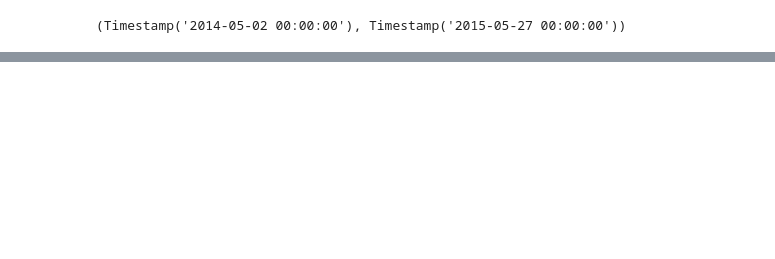
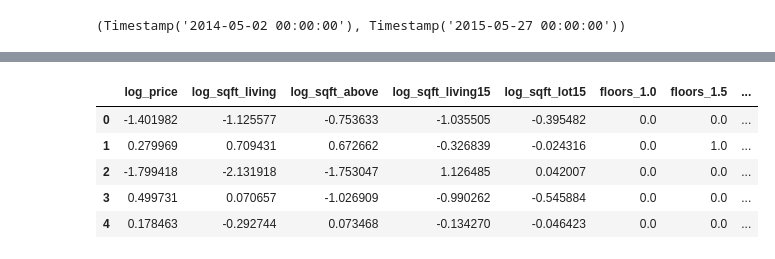
Before and after one commit to JCherryA050/real_estate_analysis, a Jupyter notebook: working_notebooks/ajc_working_nb.ipynb, the cells around one changed output, grey strips where cells are left out. Saved outputs shown, nothing was run; the diff lists cells and outputs as text; code cells hidden in the pictures; blank space fills up the shorter version.

```diff
--- a/working_notebooks/ajc_working_nb.ipynb
+++ b/working_notebooks/ajc_working_nb.ipynb
@@ -62,0 +194,2 @@ data_df['date'].min(),data_df['date'].max()
+# %%
+data_df = data_df[data_df.bedrooms != 33]
@@ -62,0 +216,2 @@ data_df['date'].min(),data_df['date'].max()
+# %%
+data_df['bathrooms'] = data_df['bathrooms'].astype('str')
@@ -62,0 +238,14 @@ data_df['date'].min(),data_df['date'].max()
+# %%
+categoricals = ['floors','view','condition','grade','bedrooms']#,'yr_built''zipcode',
+continuous = ['price','sqft_living','sqft_above','sqft_living15','sqft_lot15']
+data_preprocessed = pd.concat([data_df[continuous],data_df[categoricals]],axis=1)
+scaled_log_continuous = []
+for col in continuous:
+    log_label = 'log_'+col
+
+    log_var = np.log(data_preprocessed[col])
+    log_var_normal = (log_var - np.mean(log_var))/np.std(log_var)
+
+    data_preprocessed[log_label] = log_var_normal
+    data_preprocessed.drop(col,axis=1,inplace=True)
+    scaled_log_continuous.append(log_label)
@@ -62,0 +256,34 @@ data_df['date'].min(),data_df['date'].max()
+# %%
+from sklearn.preprocessing import OneHotEncoder
+for col in categoricals:
+    data_preprocessed[col] = data_preprocessed[col].astype('str')
+    var_train = data_preprocessed[[col]]
+
+    # (2) Instantiate a OneHotEncoder with categories="auto",
+    # sparse=False, and handle_unknown="ignore"
+    ohe = OneHotEncoder(categories='auto',sparse=False,drop='first')
+    # (3) Fit the encoder on fireplace_qu_train
+    ohe.fit(var_train)
+    var_encoded_train = ohe.transform(var_train)
+    # Visually inspect fireplace_qu_encoded_train
+    var_encoded_train = pd.DataFrame(
+    # Pass in NumPy array
+    var_encoded_train,
+    # Set the column names to the categories found by OHE
+    columns=col+'_'+ohe.categories_[0][:len(data_preprocessed[col].value_counts())-1],
+    # Set the index to match X_train's index
+    index=data_preprocessed.index
+    )
+    data_preprocessed = pd.concat([data_preprocessed, var_encoded_train], axis=1)
+    data_preprocessed.drop(col,axis=1,inplace=True)
+# %%
+pd.set_option('display.max_columns', None)
+
+data_preprocessed.head()
+# %% [output]
+|  | log_price | log_sqft_living | log_sqft_above | log_sqft_living15 | log_sqft_lot15 | floors_1.0 | floors_1.5 | ... |
+| 0 | -1.401982 | -1.125577 | -0.753633 | -1.035505 | -0.395482 | 0.0 | 0.0 | ... |
+| 1 | 0.279969 | 0.709431 | 0.672662 | -0.326839 | -0.024316 | 0.0 | 1.0 | ... |
+| 2 | -1.799418 | -2.131918 | -1.753047 | 1.126485 | 0.042007 | 0.0 | 0.0 | ... |
+| 3 | 0.499731 | 0.070657 | -1.026909 | -0.990262 | -0.545884 | 0.0 | 0.0 | ... |
+| 4 | 0.178463 | -0.292744 | 0.073468 | -0.134270 | -0.046423 | 0.0 | 0.0 | ... |
```
Also changed, not shown: parts of 34 cells of this notebook.
